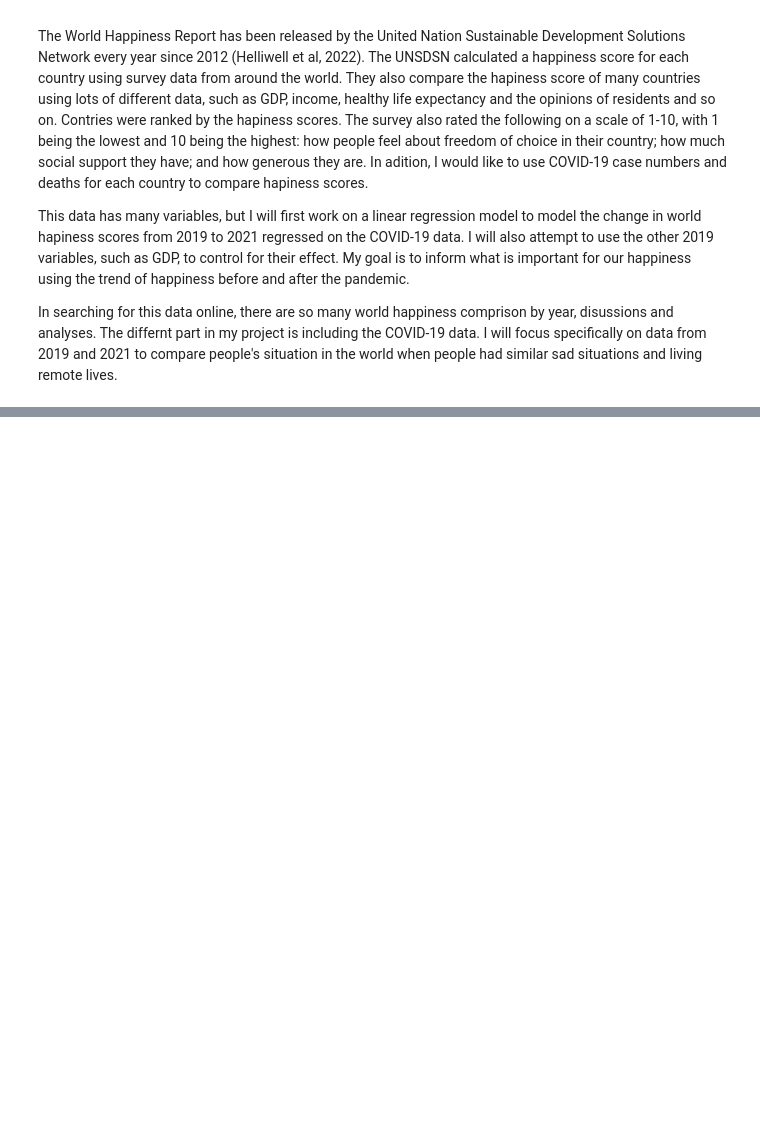
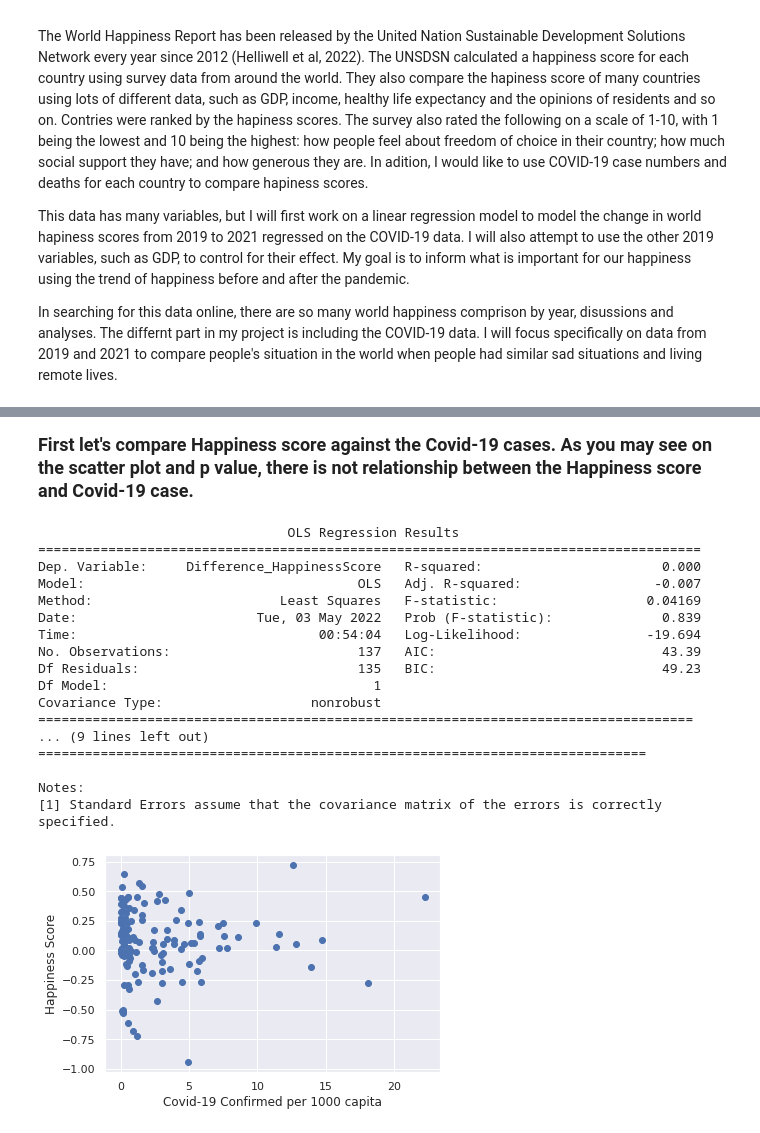
Before and after one commit to yosshiyegg/CSPB_3022, a Jupyter notebook: Final_project_Yoshie.ipynb, the cells around one changed output, grey strips where cells are left out. Drawn from its saved outputs; the diff is of its cells as text; code cells hidden in the pictures; blank space fills up the shorter version.

```diff
--- a/Final_project_Yoshie.ipynb
+++ b/Final_project_Yoshie.ipynb
@@ -172,0 +186,7 @@ Helliwell, J. F., Layard, R., Sachs, J. D., De Neve, J.-E., Aknin, L. B., & Wang
+# %%
+result = pd.concat([whr19, whr21], axis=1)
+result['Difference_HappinessScore'] = result.apply(lambda row: row.Score_2021 -
+                                  (row.Score_2019), axis = 1)
+result = result[['Country_2021', 'Score_2019', 'Score_2021', 'Difference_HappinessScore',
+                 ]]
+result.sort_values(by='Score_2021', ascending=False, na_position='first')
@@ -172,0 +209,5 @@ Helliwell, J. F., Layard, R., Sachs, J. D., De Neve, J.-E., Aknin, L. B., & Wang
+# %%
+model = pd.concat([result, covid19], axis=1)
+model = model[['Country_2021', 'Score_2019', 'Score_2021', 'Difference_HappinessScore',
+               'Confirmed_per_capita', 'Confirmed_per_1k', 'Deaths_per_capita', 'Deaths_per_10k']]
+model.sort_values(by='Score_2021', ascending=False, na_position='first')
@@ -172,0 +228,38 @@ Helliwell, J. F., Layard, R., Sachs, J. D., De Neve, J.-E., Aknin, L. B., & Wang
+# %%
+result = pd.concat([whr19, whr21], axis=1)
+result['Difference_HappinessScore'] = result.apply(lambda row: row.Score_2021 -
+                                  (row.Score_2019), axis = 1)
+allmodel = pd.concat([result, covid19], axis=1)
+allmodel = allmodel[['Country_2021', 'Score_2019', 'Score_2021', 'Difference_HappinessScore',
+               'Confirmed_per_1k', 'Deaths_per_10k', 'GDP_2019', 'GDP_2021', 'SocialSupport_2019', 'SocialSupport_2021',
+               'Life_expectancy_2019', 'Life_expectancy_2021', 'Freedom_2021', 'Generosity_2021',
+               'PerceptionsCorruption_2021']]
+# allmodel.sort_values(by='Score_2021', ascending=False, na_position='first')
+# %% [markdown]
+<font size="4" ><b>First let's compare Happiness score against the Covid-19 cases.  As you may see on the scatter plot and p value, there is not relationship between the Happiness score and Covid-19 case. </b></font>
+# %%
+model_trn = smf.ols(formula='Difference_HappinessScore ~ Confirmed_per_1k', data=allmodel).fit()
+print(model_trn.summary())
+
+plt.plot(model.Confirmed_per_1k, model.Difference_HappinessScore, 'bo');
+plt.xlabel('Covid-19 Confirmed per 1000 capita')
+plt.ylabel('Happiness Score');
+# %% [output]
+                                OLS Regression Results
+=====================================================================================
+Dep. Variable:     Difference_HappinessScore   R-squared:                       0.000
+Model:                                   OLS   Adj. R-squared:                 -0.007
+Method:                        Least Squares   F-statistic:                   0.04169
+Date:                       Tue, 03 May 2022   Prob (F-statistic):              0.839
+Time:                               00:54:04   Log-Likelihood:                -19.694
+No. Observations:                        137   AIC:                             43.39
+Df Residuals:                            135   BIC:                             49.23
+Df Model:                                  1
+Covariance Type:                   nonrobust
+====================================================================================
+... (9 lines left out)
+==============================================================================
+
+Notes:
+[1] Standard Errors assume that the covariance matrix of the errors is correctly specified.
+[figure, added]
```
Also changed, not shown: parts of 32 cells of this notebook, 3 other files.
